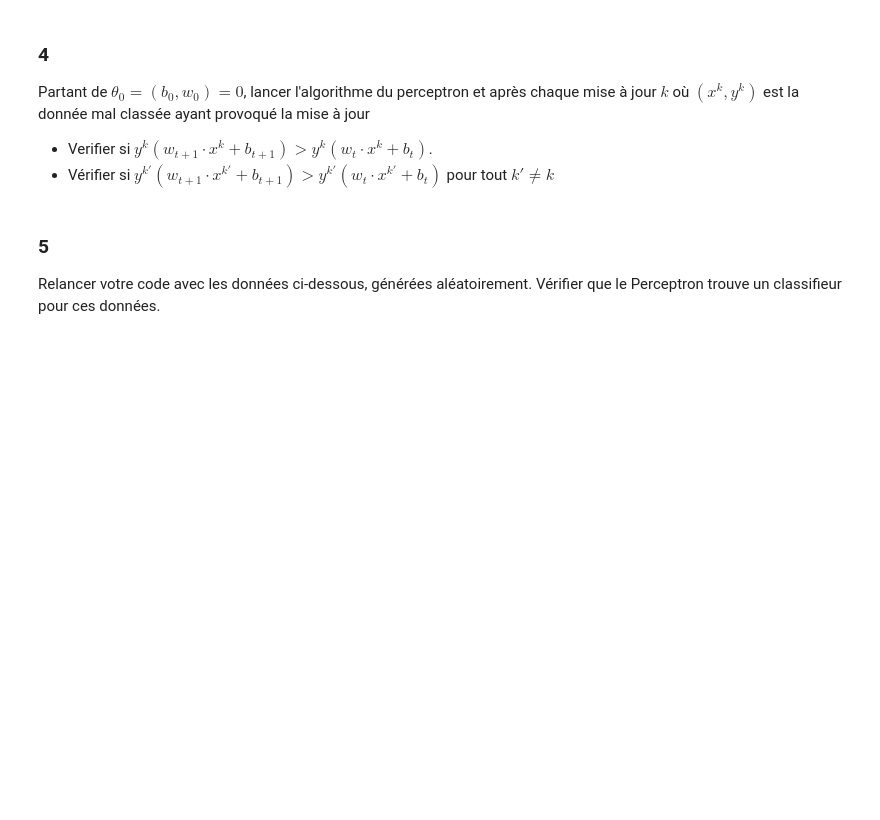
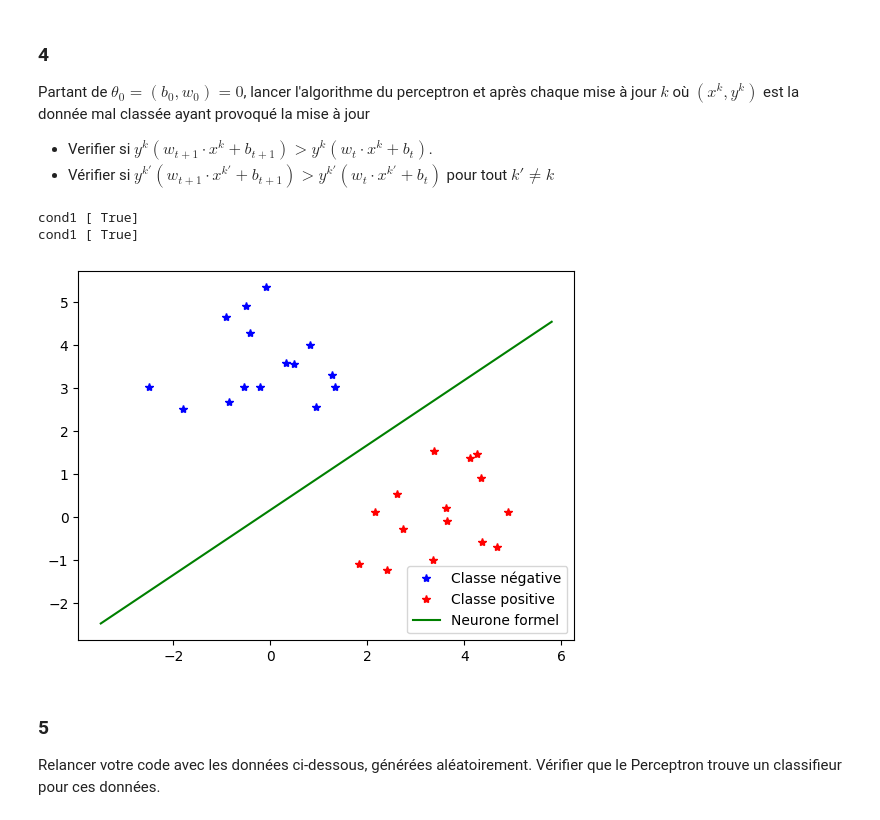
Before and after one commit to AymanBard/MachineLearningOption, a Jupyter notebook: [01]_perceptron.ipynb, the cells around one changed output. Cells and saved outputs as stored; diff of their text form; code cells hidden in the pictures; blank space fills up the shorter version.

```diff
--- a/[01]_perceptron.ipynb
+++ b/[01]_perceptron.ipynb
@@ -176,6 +178,32 @@ plt.show()
 Partant de $\theta_0 = (b_0, w_0) = 0$, lancer l'algorithme du perceptron et après chaque mise à jour $k$ où $(x^{k}, y^{k})$ est la donnée mal classée ayant provoqué la mise à jour
 - Verifier si $y^{k}(w_{t+1}\cdot x^{k} + b_{t+1}) > y^{k}(w_{t}\cdot x^{k} + b_{t})$.
 - Vérifier si $y^{k'}(w_{t+1}\cdot x^{k'} + b_{t+1}) > y^{k'}(w_{t}\cdot x^{k'} + b_{t})$ pour tout $k' \neq k$
+# %%
+w = np.random.randn(2)
+b = np.random.randn(1)
+
+while(nombre_err()>0):
+  for k in range(len(attributs)):
+    if (np.sign(np.dot(attributs[k],w)+b) != classes[k]): # k l'indice de la donnee mal classé
+      w_after = w + classes[k]*attributs[k] # w = w + ykxk
+      b_after = b + classes[k] # b = b + yk
+      cond1 = classes[k]*(np.dot(w_after,attributs[k])+b_after) > classes[k]*(np.dot(w,attributs[k])+b)#yk(wt+1 . xk + bk+1) > yk(wt.xk + bt)
+      print(f"cond1 {cond1}")
+      w = w_after
+      b = b_after
+
+# On visualise les données et la ligne séparatrice produite par le neurone formel
+plt.plot(attributs[pos_class, 0], attributs[pos_class, 1], '*b')
+plt.plot(attributs[~pos_class, 0], attributs[~pos_class, 1], '*r')
+o = np.arange(np.min(attributs[:, 0]) - 1, np.max(attributs[:, 0]) + 1, .1)
+a = -(w[0] * o + b) / w[1]
+plt.plot(o, a, '-g')
+plt.legend(['Classe négative', 'Classe positive', 'Neurone formel'])
+plt.show()
+# %% [output]
+cond1 [ True]
+cond1 [ True]
+[figure, added]
 # %% [markdown]
 ### 5
 
```
Also changed, not shown: parts of 4 cells of this notebook.
